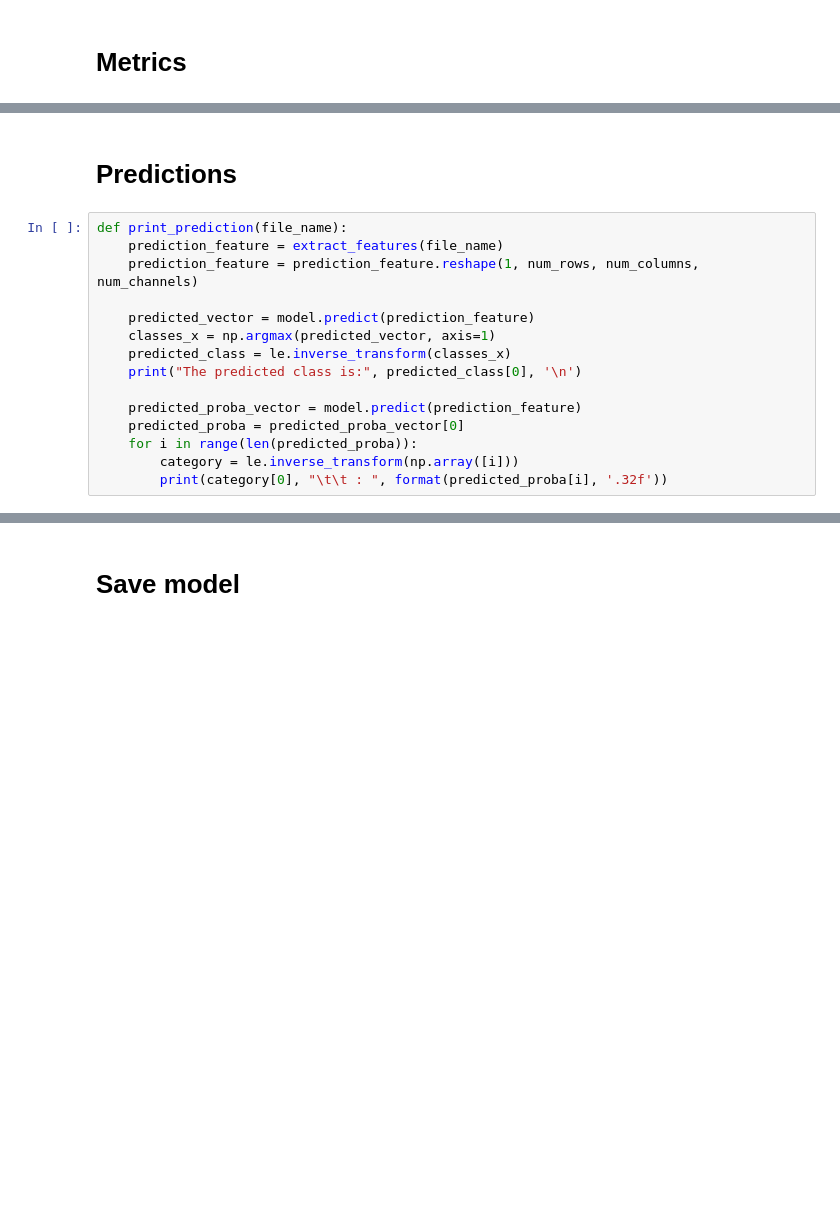
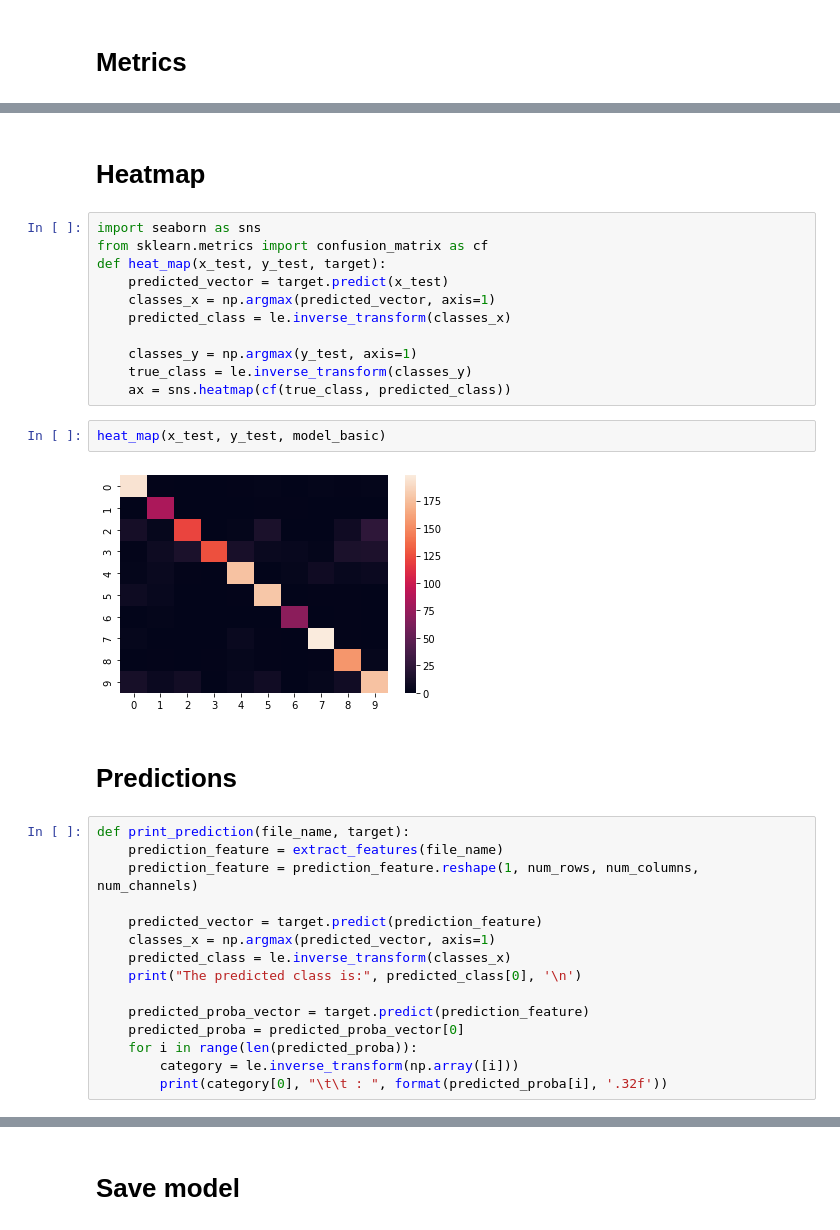
Before and after one commit to ImDef4ult/AudioClassification, a Jupyter notebook: 3.2 CNN.ipynb, the cells around one changed output, grey strips where cells are left out. Saved outputs shown, nothing was run; the diff lists cells and outputs as text; blank space fills up the shorter version.

Commit message:
Added confusion matrix and heatmap

```diff
--- a/3.2 CNN.ipynb
+++ b/3.2 CNN.ipynb
@@ -202,16 +235,33 @@ Testing Accuracy:  0.8503937125205994
+# %% [markdown]
+# Heatmap
+# %%
+import seaborn as sns
+from sklearn.metrics import confusion_matrix as cf
+def heat_map(x_test, y_test, target):
+    predicted_vector = target.predict(x_test)
+    classes_x = np.argmax(predicted_vector, axis=1)
+    predicted_class = le.inverse_transform(classes_x)
+
+    classes_y = np.argmax(y_test, axis=1)
+    true_class = le.inverse_transform(classes_y)
+    ax = sns.heatmap(cf(true_class, predicted_class))
+# %%
+heat_map(x_test, y_test, model_basic)
+# %% [output]
+[figure, added]
 # %% [markdown]
 # Predictions
 # %%
-def print_prediction(file_name):
+def print_prediction(file_name, target):
     prediction_feature = extract_features(file_name)
     prediction_feature = prediction_feature.reshape(1, num_rows, num_columns, num_channels)
 
-    predicted_vector = model.predict(prediction_feature)
+    predicted_vector = target.predict(prediction_feature)
     classes_x = np.argmax(predicted_vector, axis=1)
     predicted_class = le.inverse_transform(classes_x)
     print("The predicted class is:", predicted_class[0], '\n')
 
-    predicted_proba_vector = model.predict(prediction_feature)
+    predicted_proba_vector = target.predict(prediction_feature)
     predicted_proba = predicted_proba_vector[0]
     for i in range(len(predicted_proba)):
         category = le.inverse_transform(np.array([i]))
```
Also changed, not shown: parts of 31 cells of this notebook, 5 other files.
